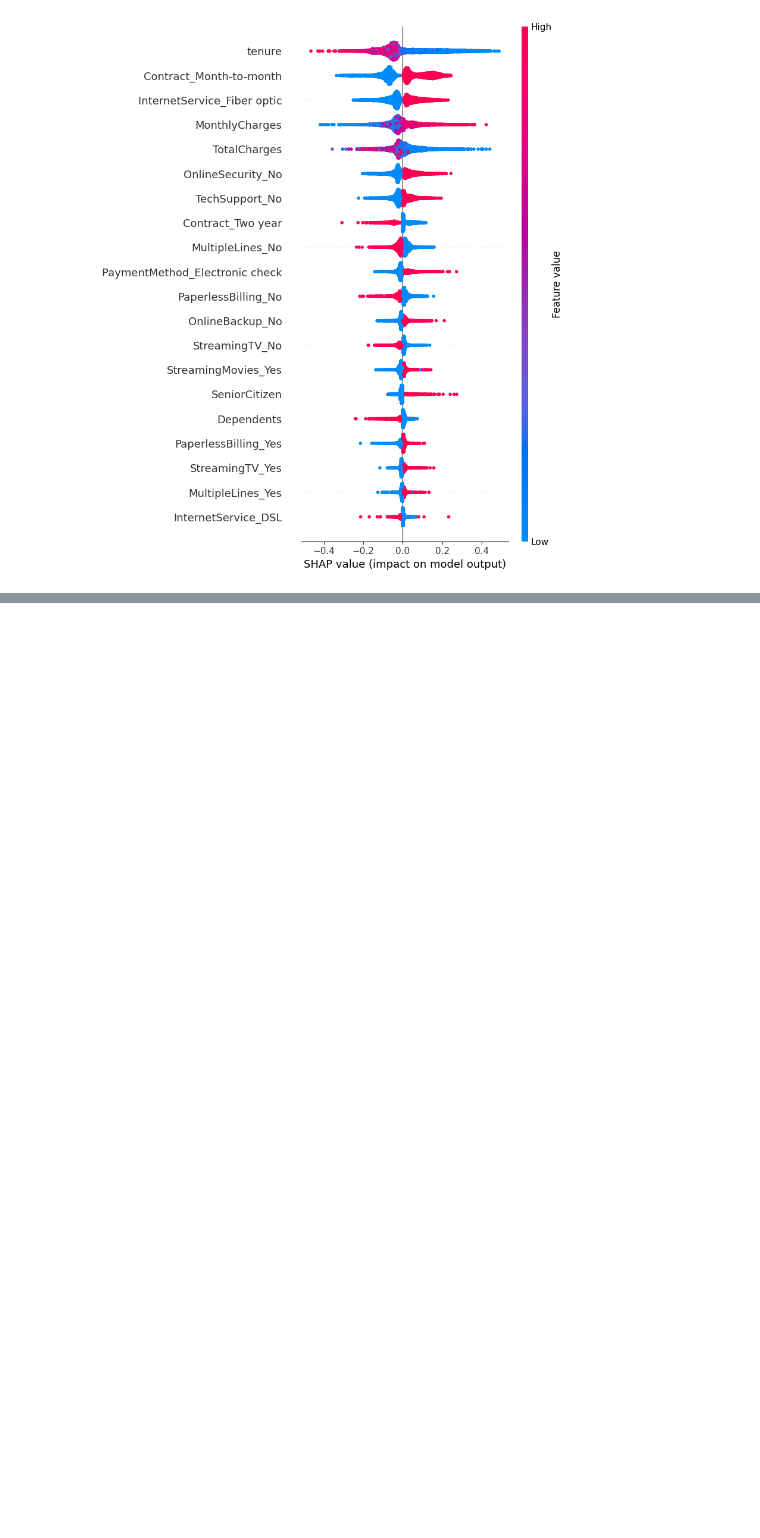
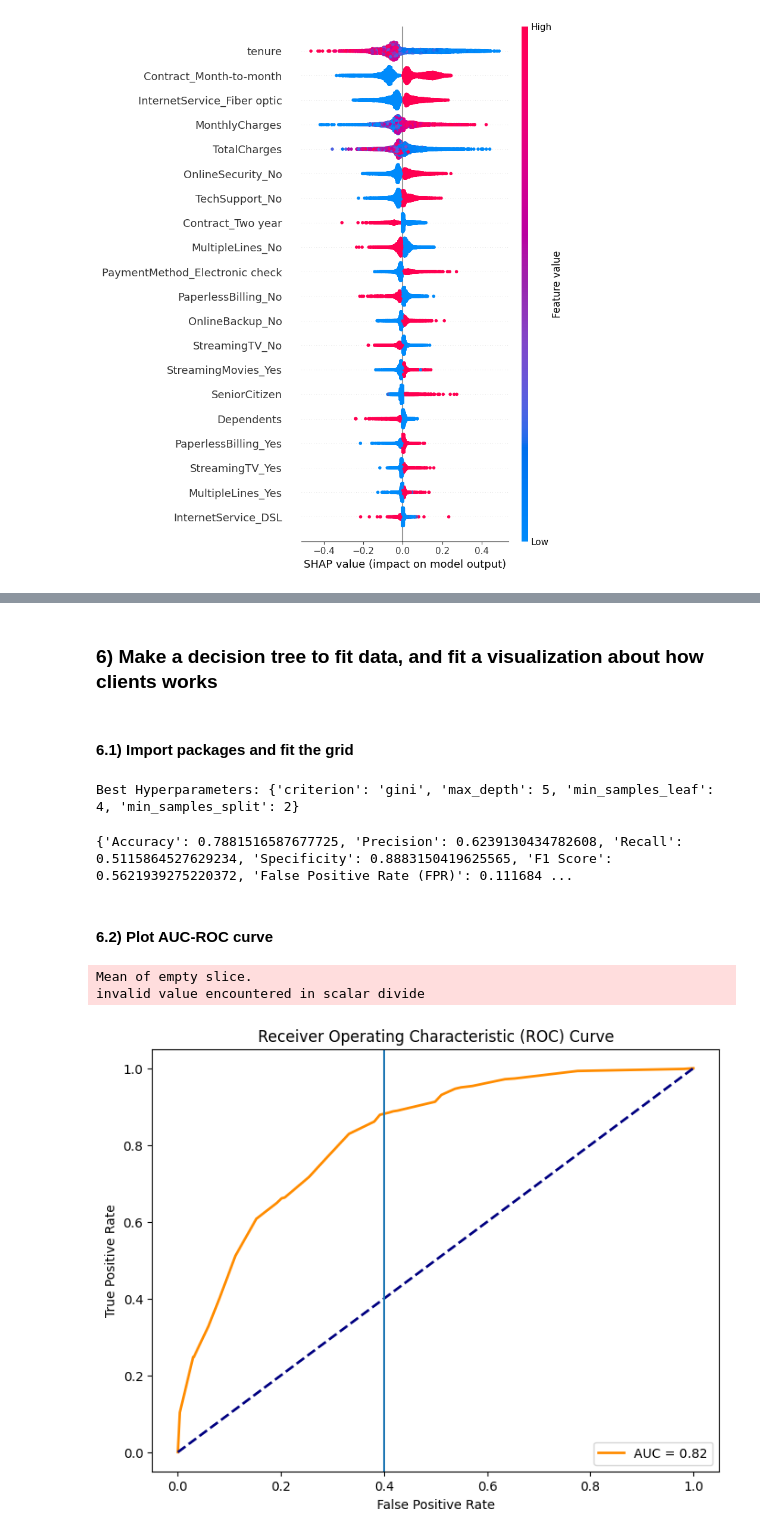
Before and after one commit to fbrownp/ml-churn, a Jupyter notebook: research/Model_churn_analysis.ipynb, the cells around one changed output, grey strips where cells are left out. Saved outputs shown, nothing was run; the diff lists cells and outputs as text; code cells hidden in the pictures; blank space fills up the shorter version.

```diff
--- a/research/Model_churn_analysis.ipynb
+++ b/research/Model_churn_analysis.ipynb
@@ -266,0 +461,80 @@ shap.summary_plot(shap_values)
+# %% [markdown]
+### 6) Make a decision tree to fit data, and fit a visualization about how clients works
+# %% [markdown]
+#### 6.1) Import packages and fit the grid
+# %%
+import numpy as np
+import pandas as pd
+from sklearn.tree import DecisionTreeClassifier,export_graphviz
+from sklearn.model_selection import GridSearchCV
+
+model = DecisionTreeClassifier()
+
+# Define parameter grid
+param_grid = {
+    'criterion': ['gini'],  # Split criterion
+    'max_depth': [5],  # Maximum depth of the tree
+    'min_samples_split': [2],  # Minimum number of samples required to split an internal node
+    'min_samples_leaf': [4],  # Minimum number of samples required to be at a leaf node
+}
+
+# Create the GridSearchCV object
+grid_search = GridSearchCV(
+    model,
+    param_grid,
+    scoring= "roc_auc",  # Replace 'custom_scorer' with the metric you want to use
+    cv=5,  # Adjust the number of folds for cross-validation
+    n_jobs=-1,  # Use parallel processing if possible
+)
+
+# Fit the model to the data
+grid_search.fit(X_train, y_train)
+
+# Get the best model
+best_model = grid_search.best_estimator_
+
+# Predict on the test set
+y_pred = best_model.predict(X_test)
+
+# Evaluate the performance
+# You can use your custom scoring metric or other metrics like accuracy, precision, recall, etc.
+# For example: print(f'Accuracy: {accuracy_score(y_test, y_pred)}')
+
+# Print the best hyperparameters
+print("Best Hyperparameters:", grid_search.best_params_)
+# %% [output]
+Best Hyperparameters: {'criterion': 'gini', 'max_depth': 5, 'min_samples_leaf': 4, 'min_samples_split': 2}
+# %%
+conf_matrix = confusion_matrix(y_test, y_pred)
+print(calculate_metrics(conf_matrix))
+# %% [output]
+{'Accuracy': 0.7881516587677725, 'Precision': 0.6239130434782608, 'Recall': 0.5115864527629234, 'Specificity': 0.8883150419625565, 'F1 Score': 0.5621939275220372, 'False Positive Rate (FPR)': 0.111684 ...
+# %% [markdown]
+#### 6.2) Plot AUC-ROC curve
+# %%
+best_model = grid_search.best_estimator_
+THRESHOLD = 0.4
+
+# Predict probabilities on the test set
+y_proba = best_model.predict_proba(X_test)[:, 1]
+
+# Compute ROC curve and AUC
+fpr, tpr, thresholds = roc_curve(y_test, y_proba)
+
+roc_auc = auc(fpr, tpr)
+app_prob = tpr[np.where(np.isclose(THRESHOLD, fpr,rtol=1e-2))]
+# Plot ROC curve
+plt.figure(figsize=(8, 6))
+plt.plot(fpr, tpr, color='darkorange', lw=2, label=f'AUC = {roc_auc:.2f}')
+plt.plot([0, 1], [0, 1], color='navy', lw=2, linestyle='--')
+plt.axhline(np.mean(app_prob))
+plt.axvline(THRESHOLD)
+plt.xlabel('False Positive Rate')
+plt.ylabel('True Positive Rate')
+plt.title('Receiver Operating Characteristic (ROC) Curve')
+plt.legend(loc='lower right')
+plt.show()
+# %% [output]
+Mean of empty slice.
+invalid value encountered in scalar divide
+[figure, added]
```
Also changed, not shown: parts of 48 cells of this notebook, 5 other files.
